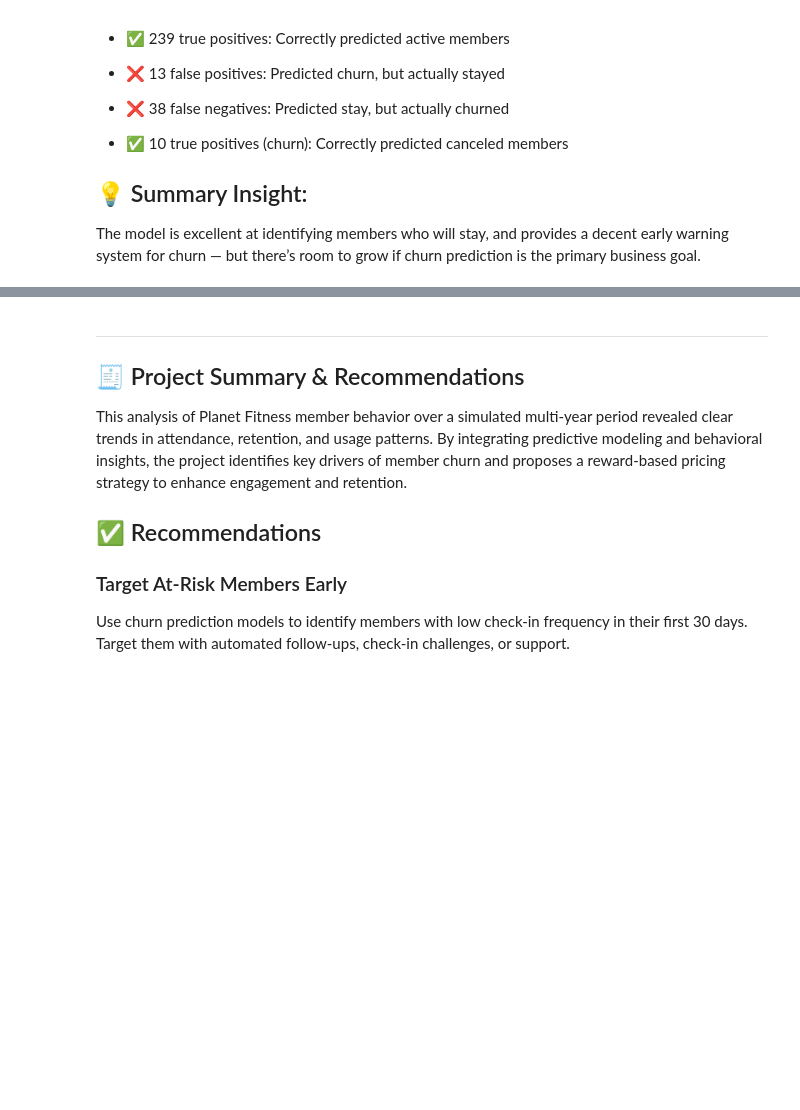
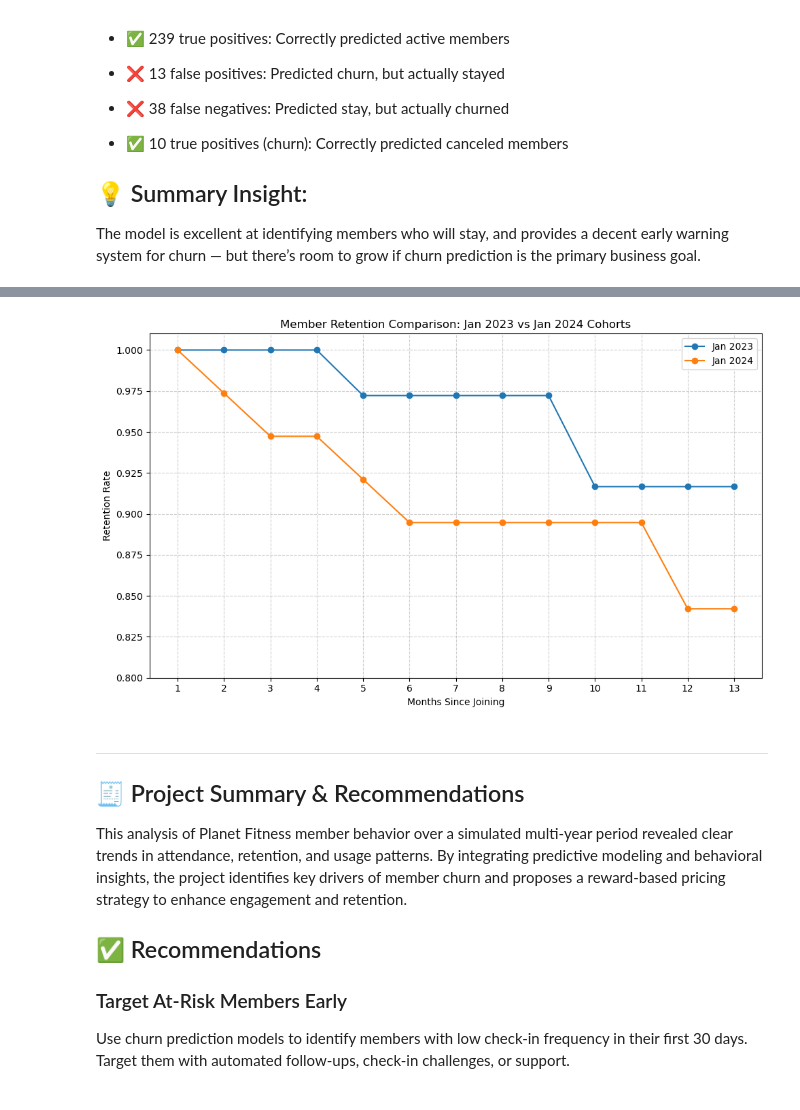
Before and after one commit to nicolegallo/Planet-Fitness-Portfolio-Project, a Jupyter notebook: PlanetFitness_Analysis.ipynb, the cells around one changed output, grey strips where cells are left out. Saved outputs shown, nothing was run; the diff lists cells and outputs as text; code cells hidden in the pictures; blank space fills up the shorter version.

```diff
--- a/PlanetFitness_Analysis.ipynb
+++ b/PlanetFitness_Analysis.ipynb
@@ -361,3 +384,48 @@ The model is excellent at identifying members who will stay, and provides a dece
+# %%
+# Visualize retention rates for Jan 2023 vs Jan 2024 cohorts
+
+# Load your dataset
+members_df = pd.read_csv('members_multiyear.csv', parse_dates=['join_date', 'cancel_date'])
+
+# Define cohorts to compare
+cohort_starts = [pd.Timestamp('2023-01-01'), pd.Timestamp('2024-01-01')]
+months = np.arange(0, 13)  # 0 to 12 months
+
+# Store retention data
+retention_data = {}
+
+for cohort_start in cohort_starts:
+    cohort_members = members_df[members_df['join_date'].dt.to_period('M') == cohort_start.to_period('M')].copy()
+    total_cohort = len(cohort_members)
+    retention_rate = []
+
+    for month in months:
+        period_end = cohort_start + pd.DateOffset(months=month + 1)
+        still_active = cohort_members[
+            (cohort_members['cancel_date'].isna()) |
+            (cohort_members['cancel_date'] >= period_end)
+        ]
+        rate = len(still_active) / total_cohort if total_cohort > 0 else 0
+        retention_rate.append(rate)
+
+    retention_data[cohort_start.strftime('%b %Y')] = retention_rate
+
+# Plotting
+plt.figure(figsize=(10, 6))
+for cohort, rates in retention_data.items():
+    plt.plot(months + 1, rates, marker='o', label=cohort)
+
+plt.title('Member Retention Comparison: Jan 2023 vs Jan 2024 Cohorts')
+plt.xlabel('Months Since Joining')
+plt.ylabel('Retention Rate')
+plt.ylim(0.8, 1.01)
+plt.xticks(months + 1)
+plt.grid(True, linestyle='--', alpha=0.6)
+plt.legend()
+plt.tight_layout()
+plt.show()
+# %% [output]
+[figure, added]
 # %% [markdown]
 ---------------------------------------------------
 
```
Also changed, not shown: parts of 1 cell of this notebook.
